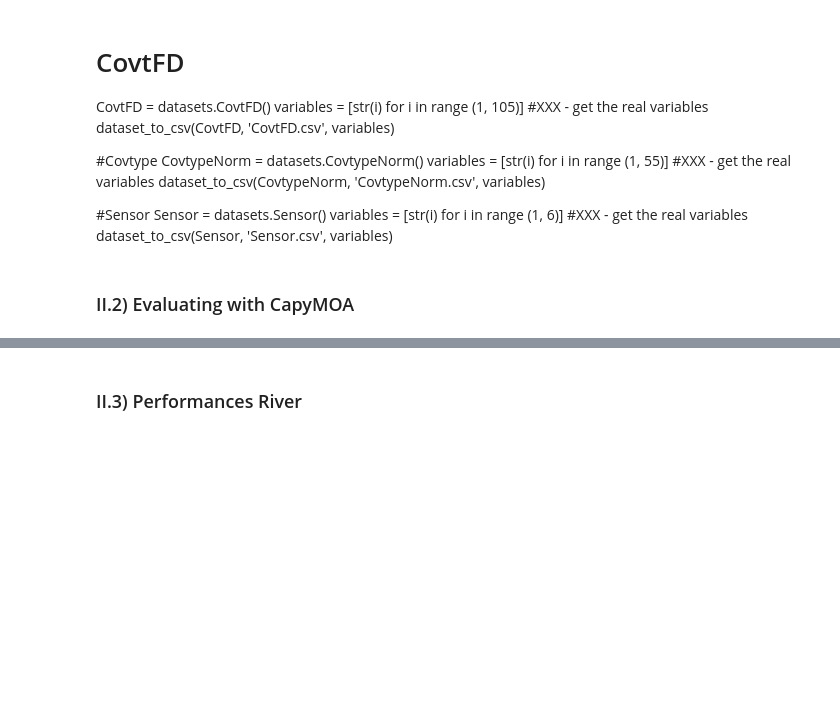
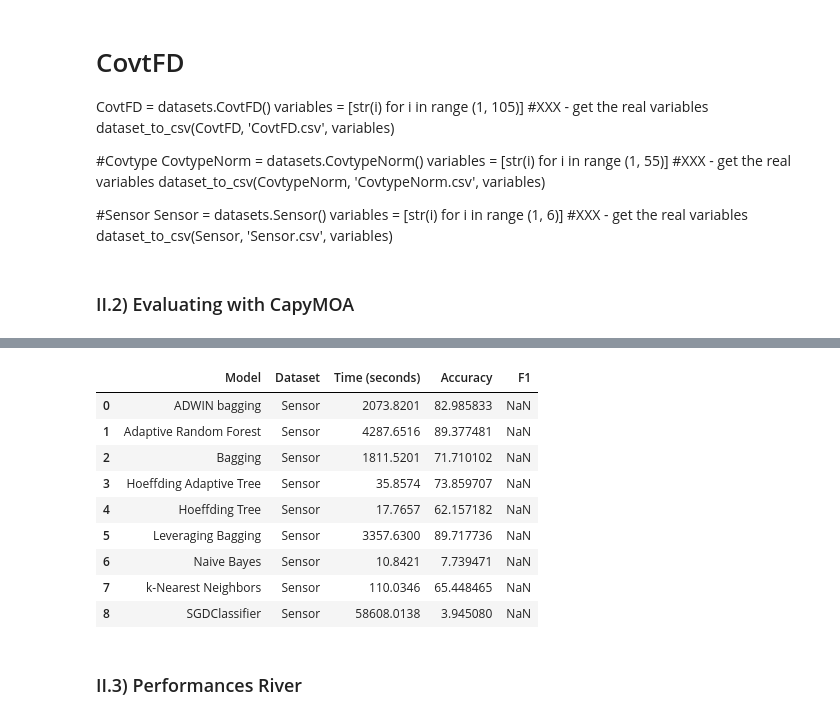
Before and after one commit to solinemignot/M2DS_DataStream_WANG_MIGNOT, a Jupyter notebook: Lab_2_1.ipynb, the cells around one changed output, grey strips where cells are left out. Drawn from its saved outputs; the diff is of its cells as text; code cells hidden in the pictures; blank space fills up the shorter version.

```diff
--- a/Lab_2_1.ipynb
+++ b/Lab_2_1.ipynb
@@ -383,0 +434,2 @@ dataset_to_csv(Sensor, 'Sensor.csv', variables)
+# %%
+results_capymoa_multiclass = get_performance_capymoa(Models_capymoa, {"Sensor": datasets.Sensor()})
@@ -384,3 +446,16 @@ dataset_to_csv(Sensor, 'Sensor.csv', variables)
+# %%
+pd.DataFrame(results_capymoa_multiclass)
+# %% [output]
+|  | Model | Dataset | Time (seconds) | Accuracy | F1 |
+| 0 | ADWIN bagging | Sensor | 2073.8201 | 82.985833 | NaN |
+| 1 | Adaptive Random Forest | Sensor | 4287.6516 | 89.377481 | NaN |
+| 2 | Bagging | Sensor | 1811.5201 | 71.710102 | NaN |
+| 3 | Hoeffding Adaptive Tree | Sensor | 35.8574 | 73.859707 | NaN |
+| 4 | Hoeffding Tree | Sensor | 17.7657 | 62.157182 | NaN |
+| 5 | Leveraging Bagging | Sensor | 3357.6300 | 89.717736 | NaN |
+| 6 | Naive Bayes | Sensor | 10.8421 | 7.739471 | NaN |
+| 7 | k-Nearest Neighbors | Sensor | 110.0346 | 65.448465 | NaN |
+| 8 | SGDClassifier | Sensor | 58608.0138 | 3.945080 | NaN |
 # %% [markdown]
 ### II.3) Performances River
 # %%
```
Also changed, not shown: parts of 10 cells of this notebook.
